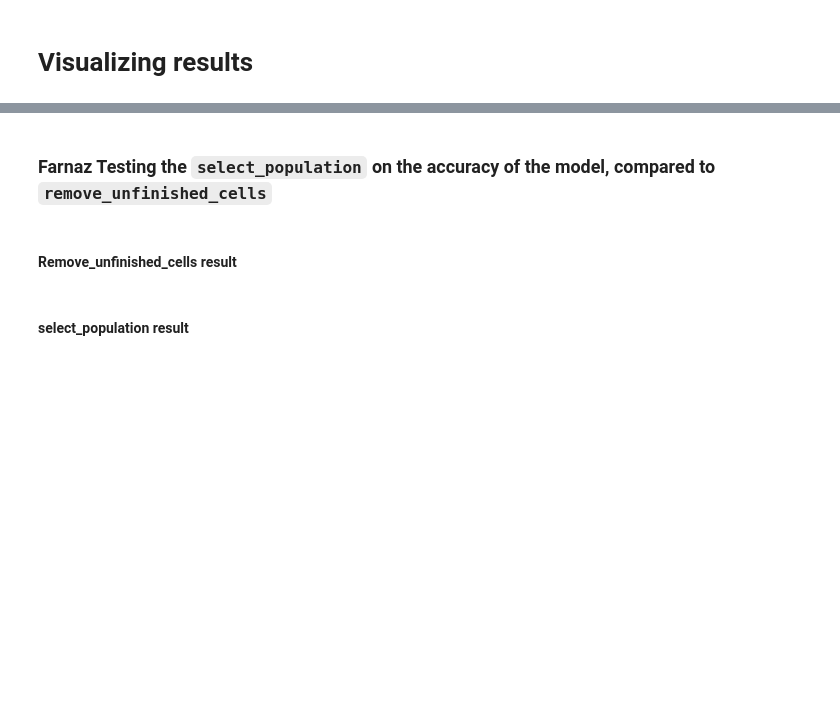
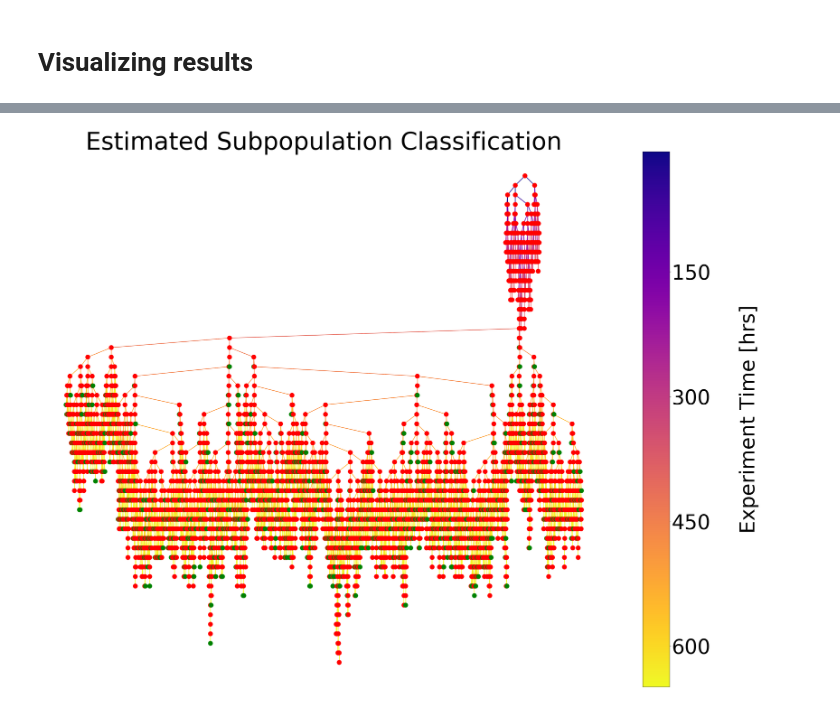
Before and after one commit to meyer-lab/tHMM, a Jupyter notebook: Guide_to_tHMM.ipynb, the cells around one changed output, grey strips where cells are left out. Saved outputs shown, nothing was run; the diff lists cells and outputs as text; code cells hidden in the pictures; blank space fills up the shorter version.

```diff
--- a/Guide_to_tHMM.ipynb
+++ b/Guide_to_tHMM.ipynb
@@ -91,26 +117,26 @@ plt.show()
 # %%
-G, cmap, _ = make_colormap_graph(x_new, tHMMobj.states[0])
+G, cmap, _ = make_colormap_graph(X2, tHMMobj.states[0])
 M = G.number_of_edges()
 edge_weights = [d for (u,v,d) in G.edges.data('weight')]
 #pos prog options: neato, dot, twopi, circo (don't use), fdp (don't use), nop (don't use), wc (don't use), acyclic (don't use), gvpr (don't use), gvcolor (don't use), ccomps (don't use), sccmap (don't use), tred (don't use), sfdp (don't use), unflatten (don't use)
 pos = graphviz_layout(G, prog='dot', root=0)
 plt.figure(figsize=(40,31))
 plt.figaspect(1)
 node_size = 200
 nodes = nx.draw_networkx_nodes(G, pos, node_size=node_size, node_color=cmap, alpha=1)
 edges = nx.draw_networkx_edges(G, pos, node_size=node_size, edge_color=edge_weights, edge_cmap=plt.cm.plasma, width=2)
 
 ax = plt.gca()
 ax.set_axis_off()
 cb = plt.colorbar(edges, ticks=edge_weights)
 tick_locator = ticker.MaxNLocator(nbins=5)
 cb.locator = tick_locator
 cb.update_ticks()
 cb.set_label(label=r'Experiment Time [hrs]', labelpad=90)
 cb.ax.invert_yaxis()
 plt.title('Estimated Subpopulation Classification')
 plt.rcParams.update({'font.size': 64})
 plt.savefig('estimated.svg')
 plt.show()
+# %% [output]
+[figure, added]
-# %% [markdown]
-### Farnaz Testing the `select_population` on the accuracy of the model, compared to `remove_unfinished_cells`
@@ -132,2 +142,0 @@ X = LINEAGE
-# %% [markdown]
-#### Remove_unfinished_cells result
@@ -145,2 +142,0 @@ print(acc1)
-# %% [markdown]
-#### select_population result
```
Also changed, not shown: parts of 5 cells of this notebook.
